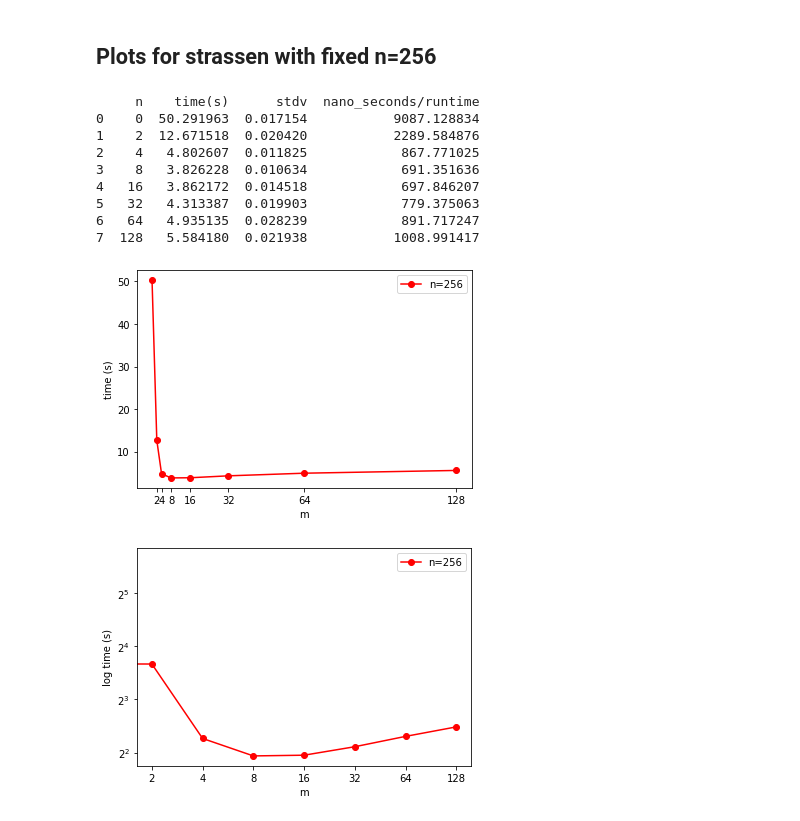
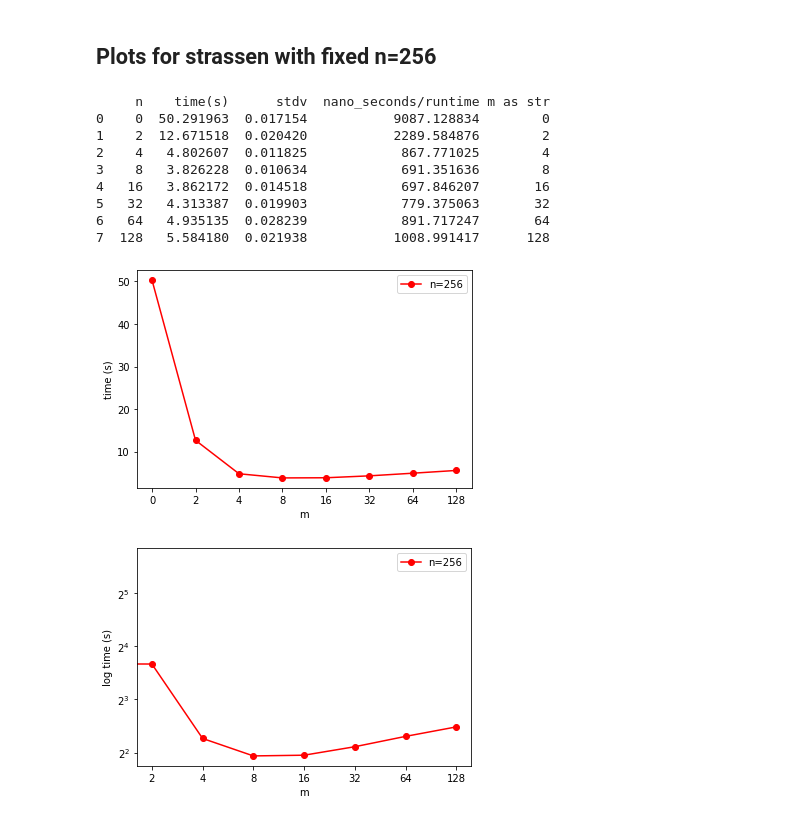
Before and after one commit to katarynka/TheMatrix, a Jupyter notebook: plotting_v2.ipynb, the cells around one changed output. Drawn from its saved outputs; the diff is of its cells as text; code cells hidden in the pictures.

Commit message:
more plots

```diff
--- a/plotting_v2.ipynb
+++ b/plotting_v2.ipynb
@@ -265,0 +400,17 @@ plt.savefig(path+plot_path+ computer+"horse_race256_runtime_scaled.pdf")
+# %%
+n_ticks_horse = [2,4,8,16,32,64,128,256]
+n_label_horse = [str(tick) for tick in n_ticks_horse]
+computer = "GG_M0FORALL"
+
+names = ["elementary_multiplication_race",
+        "elementary_transposed_multiplication_race",
+        "tiled_multiplication_race",
+        "recursive_copying_multiplication_race",
+        "recursive_write_through_multiplication_race",
+        "strassen_multiplication_race",
+        ]
+horse_race = [computer + name + ".csv" for name in names]
+
+print(horse_race)
+
+relative_path_horse_race = "experiments/horse_race/horse_race_results/"
@@ -427,37 +669,38 @@ name = "n256_strassen_n_fixed_mtest.csv"
 strassen_df = pd.read_csv(path + strassen_path +  name)
 strassen_df['nano_seconds/runtime'] = strassen_df.apply(lambda x: (1000000000*x['time(s)']) / n**2.8, axis=1)
 
+strassen_df["m as str"] = strassen_df.apply(lambda x: str(int(x['n'])), axis=1)
 
 
 print(strassen_df)
 # %% [output]
-     n    time(s)      stdv  nano_seconds/runtime
-0    0  50.291963  0.017154           9087.128834
-1    2  12.671518  0.020420           2289.584876
-2    4   4.802607  0.011825            867.771025
-3    8   3.826228  0.010634            691.351636
-4   16   3.862172  0.014518            697.846207
-5   32   4.313387  0.019903            779.375063
-6   64   4.935135  0.028239            891.717247
-7  128   5.584180  0.021938           1008.991417
+     n    time(s)      stdv  nano_seconds/runtime m as str
+0    0  50.291963  0.017154           9087.128834        0
+1    2  12.671518  0.020420           2289.584876        2
+2    4   4.802607  0.011825            867.771025        4
+3    8   3.826228  0.010634            691.351636        8
+4   16   3.862172  0.014518            697.846207       16
+5   32   4.313387  0.019903            779.375063       32
+6   64   4.935135  0.028239            891.717247       64
+7  128   5.584180  0.021938           1008.991417      128
 # %%
 fig = plt.figure()
 ax = fig.gca()
 
 
-ax.plot(strassen_df['n'], strassen_df['time(s)'], label="n=256", marker = 'o', color="red")
+ax.plot(strassen_df["m as str"], strassen_df['time(s)'], label="n=256", marker = 'o', color="red")
 ax.set_ylabel("time (s)")
 
-ax.set_yscale('log', base=2)
-plt.xticks(m_ticks, m_label)
+# ax.set_yscale('log', base=2)
+# plt.xticks(m_ticks, m_label)
 
 ax.set_xlabel("m")
 ax.legend()
 
 #save plot as pdf
-plt.savefig(path+plot_path+computer+ "strassen_fixed_n256_plain_log_y.pdf")
+plt.savefig(path+plot_path+computer+ "strassen_fixed_n256_plain.pdf")
 # %% [output]
-[figure, old version]
+[figure, new version]
 # %%
 fig = plt.figure()
 ax = fig.gca()
```
Also changed, not shown: parts of 19 cells of this notebook, 16 other files.
